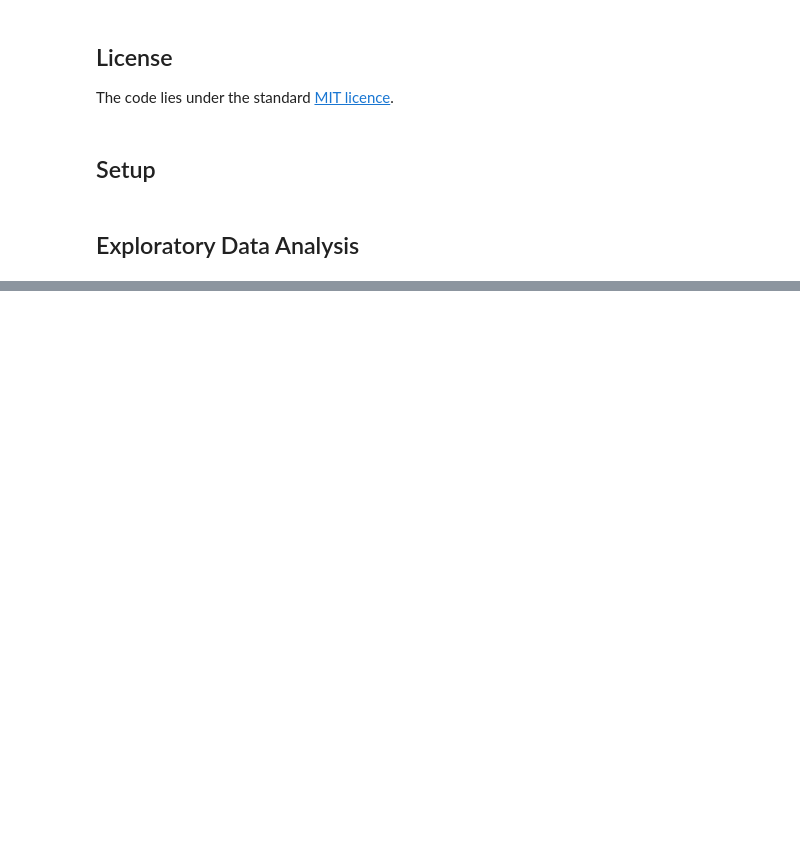
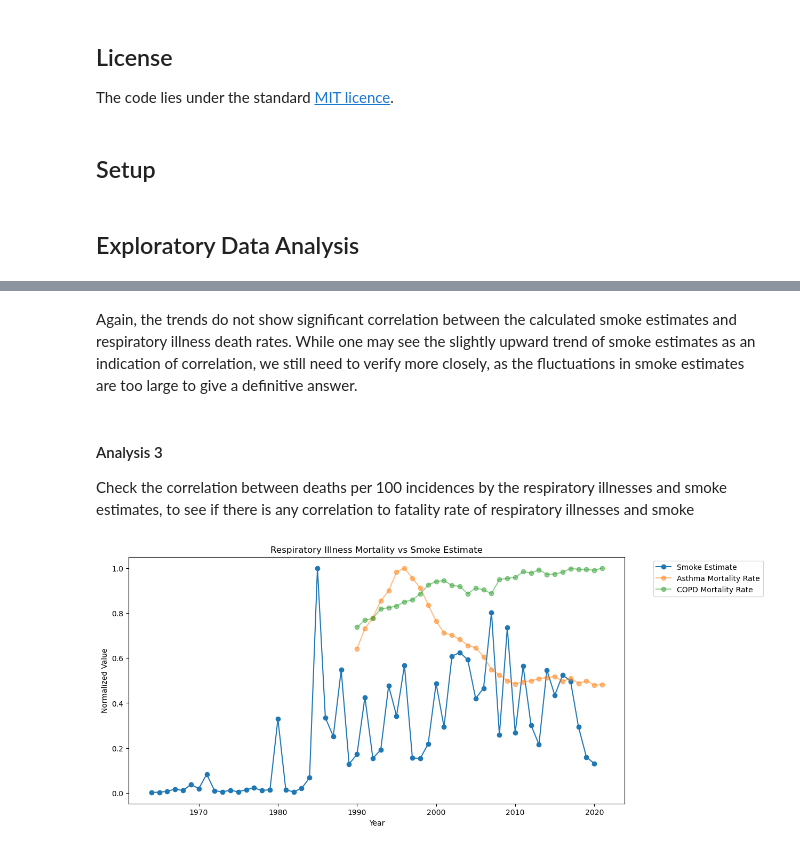
Before and after one commit to himanshunaidu/data512_project, a Jupyter notebook: wildfire_healthcare_data_analysis.ipynb, the cells around one changed output, grey strips where cells are left out. Cells and saved outputs as stored; diff of their text form; code cells hidden in the pictures; blank space fills up the shorter version.

```diff
--- a/wildfire_healthcare_data_analysis.ipynb
+++ b/wildfire_healthcare_data_analysis.ipynb
@@ -45,0 +110,35 @@ aqi_annual_smoke_estimates_df = pd.read_csv(AQI_ANNUAL_ESTIMATES_PATH)
+# %% [markdown]
+Again, the trends do not show significant correlation between the calculated smoke estimates and respiratory illness death rates.
+While one may see the slightly upward trend of smoke estimates as an indication of correlation, we still need to verify more closely, as the fluctuations in smoke estimates are too large to give a definitive answer.
+# %% [markdown]
+#### Analysis 3
+Check the correlation between deaths per 100 incidences by the respiratory illnesses and smoke estimates, to see if there is any correlation to fatality rate of respiratory illnesses and smoke
+# %%
+# Check the trend of smoke estimates and RI mortality rate
+# No need to focus on absolute values, just the trend
+plt.figure(figsize=(12, 6))
+# Plot smoke estimates
+plt.plot(fire_annual_smoke_estimates_df['Fire_Year'],
+         fire_annual_smoke_estimates_df['smoke_estimate_weighted']/max(fire_annual_smoke_estimates_df['smoke_estimate_weighted']),
+         marker='o', alpha=1.0)
+# Plot asthma incidence rate
+healthcare_asthma_mortality_df = healthcare_combined_df[['Year', 'Asthma_Death_Rate_State', 'Asthma_Incidence_Rate_State']].dropna()
+healthcare_asthma_mortality_df['Asthma_Mortality_Rate_State'] = healthcare_asthma_mortality_df['Asthma_Death_Rate_State']\
+    /healthcare_asthma_mortality_df['Asthma_Incidence_Rate_State']*100
+plt.plot(healthcare_asthma_mortality_df['Year'],
+         healthcare_asthma_mortality_df['Asthma_Mortality_Rate_State']/max(healthcare_asthma_mortality_df['Asthma_Mortality_Rate_State']),
+         marker='o', alpha=0.5)
+# Plot COPD incidence rate
+healthcare_copd_mortality_df = healthcare_combined_df[['Year', 'COPD_Death_Rate_State', 'COPD_Incidence_Rate_State']].dropna()
+healthcare_copd_mortality_df['COPD_Mortality_Rate_State'] = healthcare_copd_mortality_df['COPD_Death_Rate_State']\
+    /healthcare_copd_mortality_df['COPD_Incidence_Rate_State']*100
+plt.plot(healthcare_copd_mortality_df['Year'],
+         healthcare_copd_mortality_df['COPD_Mortality_Rate_State']/max(healthcare_copd_mortality_df['COPD_Mortality_Rate_State']),
+         marker='o', alpha=0.5)
+plt.xlabel('Year')
+plt.ylabel('Normalized Value')
+plt.title('Respiratory Illness Mortality vs Smoke Estimate')
+plt.legend(['Smoke Estimate', 'Asthma Mortality Rate', 'COPD Mortality Rate'], bbox_to_anchor=(1.05, 1), loc='upper left')
+plt.show()
+# %% [output]
+[figure, added]
```
Also changed, not shown: parts of 16 cells of this notebook, 2 other files.
